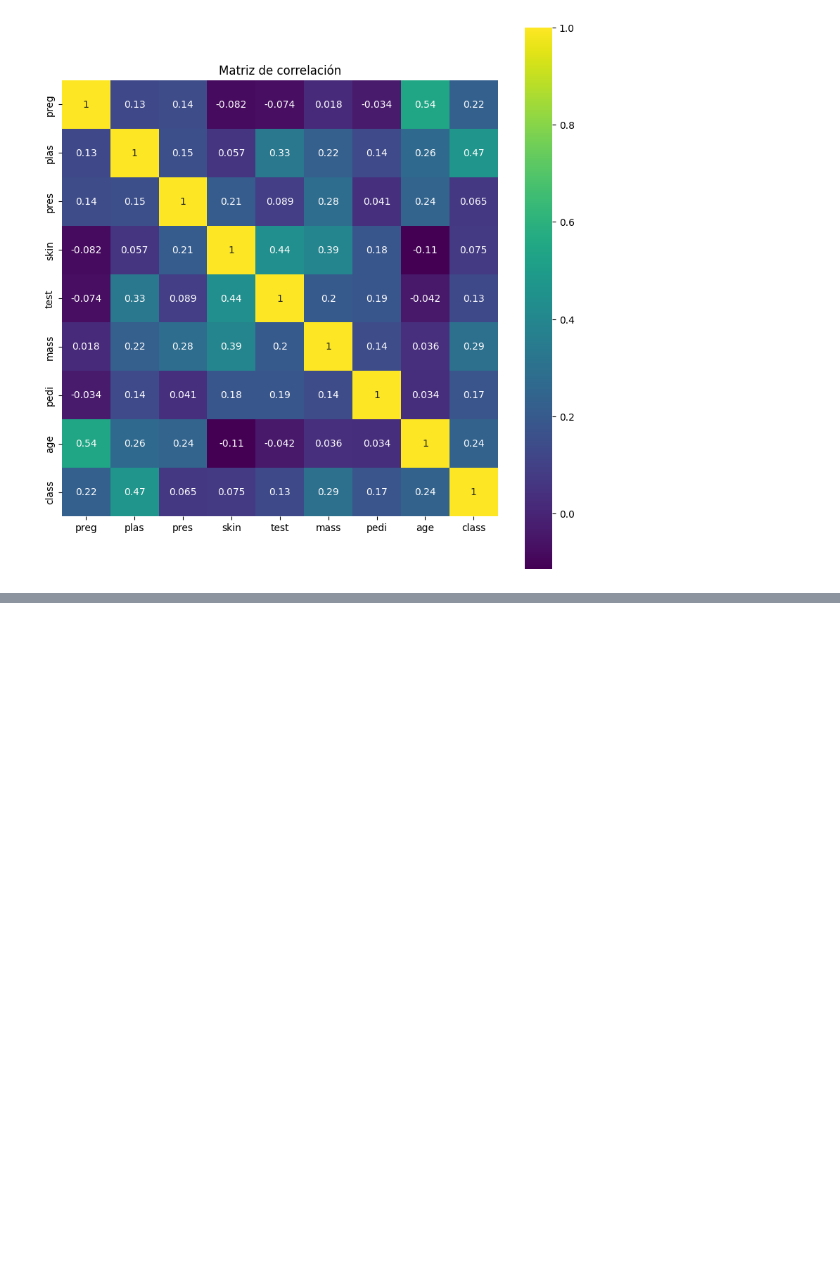
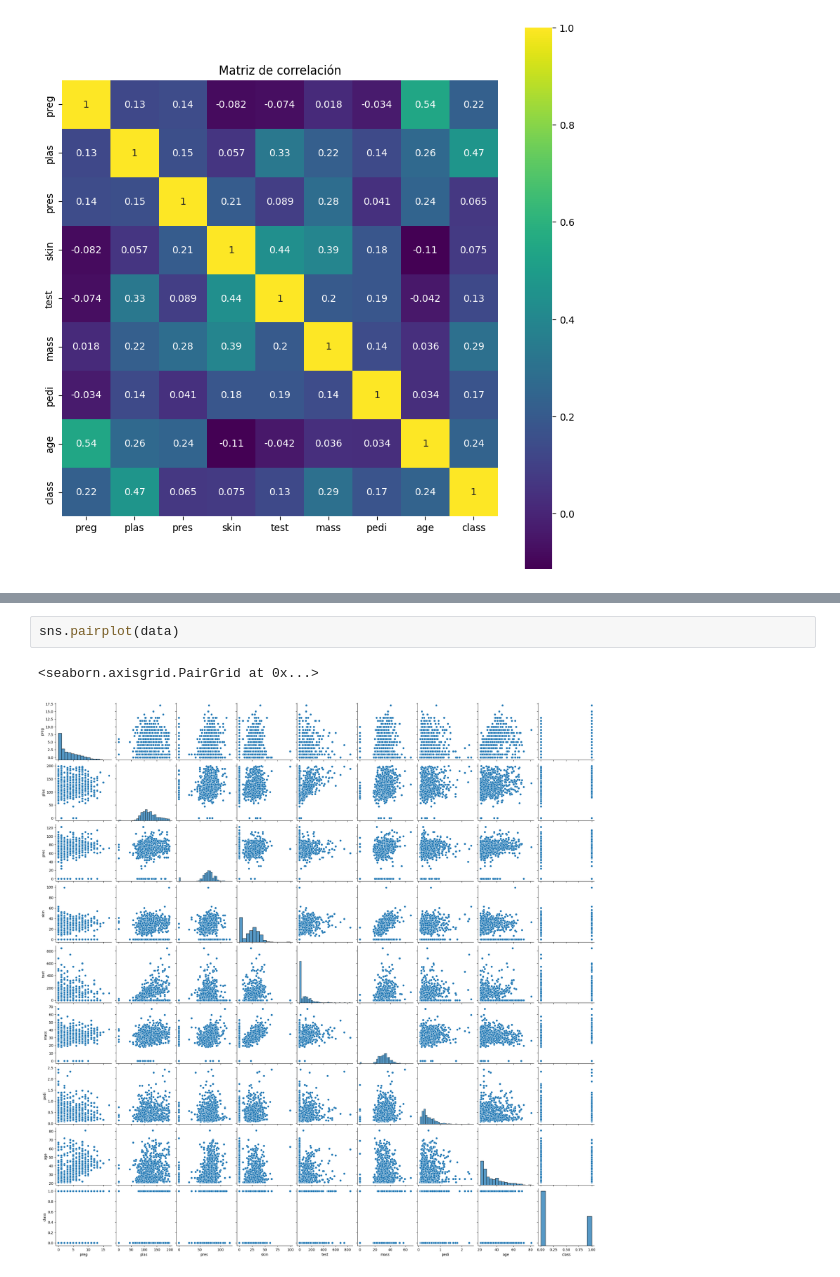
Before and after one commit to francoCarMar/Ciencia-de-datos-con-python, a Jupyter notebook: vizualizacion_de_datos.ipynb, the cells around one changed output, grey strips where cells are left out. Saved outputs shown, nothing was run; the diff lists cells and outputs as text; blank space fills up the shorter version.

```diff
--- a/vizualizacion_de_datos.ipynb
+++ b/vizualizacion_de_datos.ipynb
@@ -149,0 +159,5 @@ plt.show()
+# %%
+sns.pairplot(data)
+# %% [output]
+<seaborn.axisgrid.PairGrid at 0x...>
+[figure, added]
```
Also changed, not shown: parts of 1 cell of this notebook.
